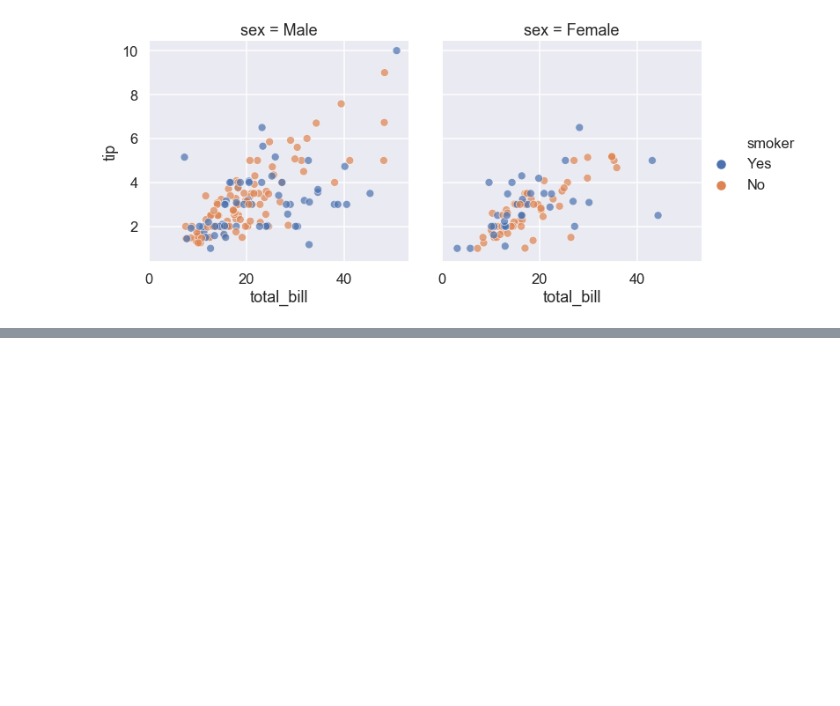
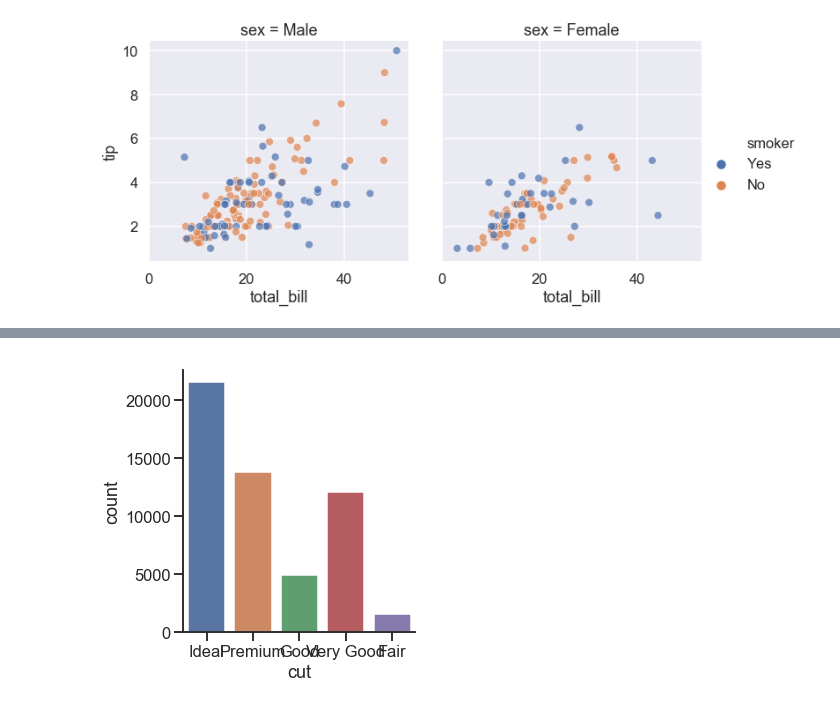
Before and after one commit to rachelpoole/Learning-material, a Jupyter notebook: Plots.ipynb, the cells around one changed output, grey strips where cells are left out. Saved outputs shown, nothing was run; the diff lists cells and outputs as text; code cells hidden in the pictures; blank space fills up the shorter version.

```diff
--- a/Plots.ipynb
+++ b/Plots.ipynb
@@ -334,3 +334,7 @@ sns.set(context = 'talk')
 sns.relplot(data = tips, col = 'sex', hue = 'smoker', x = 'total_bill', y = 'tip', alpha = 0.7);
 # %% [output]
 [figure]
+# %%
+df = (pd.read_csv('http://vincentarelbundock.github.io/Rdatasets/csv/ggplot2/diamonds.csv')
+      .drop('Unnamed: 0', axis=1))
+df.head()
@@ -336,0 +348,7 @@ sns.relplot(data = tips, col = 'sex', hue = 'smoker', x = 'total_bill', y = 'tip
+# %%
+sns.set(context = 'talk', style = 'ticks')
+sns.catplot(kind = 'count', data = df, x = 'cut')
+sns.despine()
+plt.tight_layout();
+# %% [output]
+[figure, added]
```
Also changed, not shown: parts of 2 cells of this notebook, 1 other file.
